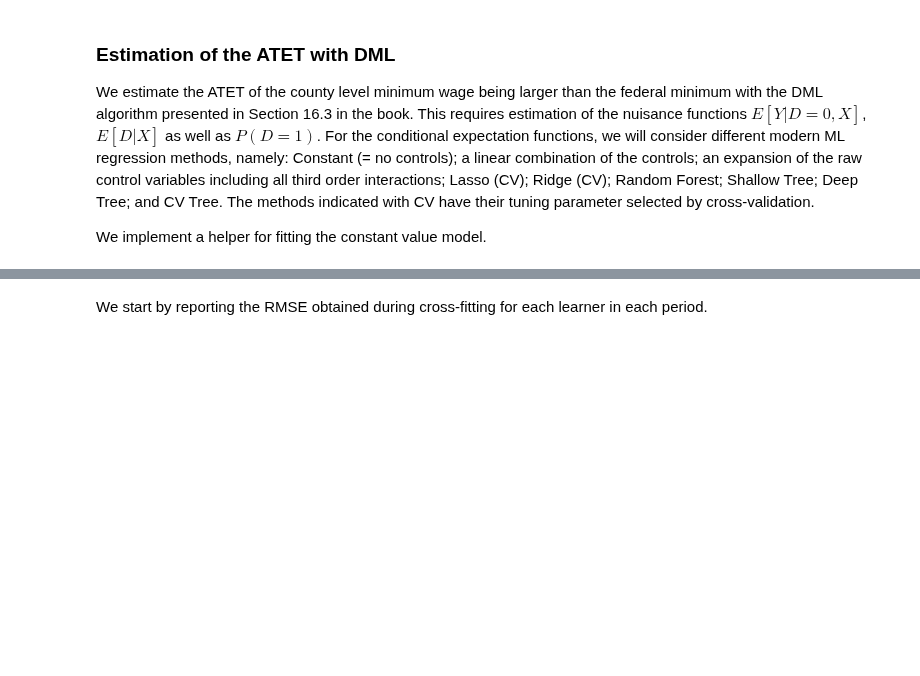
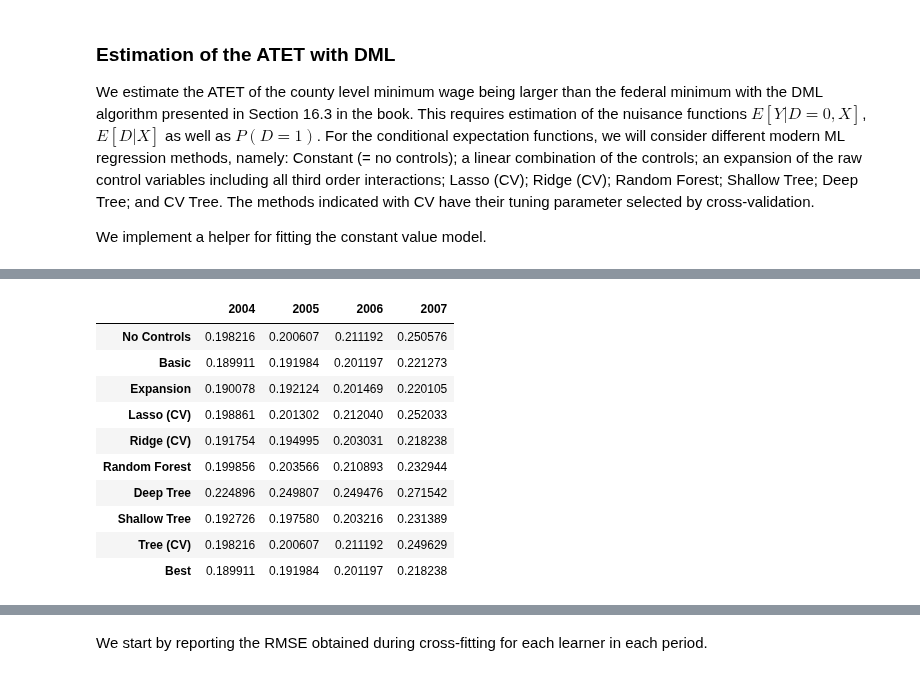
Before and after one commit to CausalAIBook/MetricsMLNotebooks, a Jupyter notebook: T/T-3 Diff-in-Diff Minimum Wage Example.ipynb, the cells around one changed output, grey strips where cells are left out. Saved outputs shown, nothing was run; the diff lists cells and outputs as text; code cells hidden in the pictures; blank space fills up the shorter version.

```diff
--- a/T/T-3 Diff-in-Diff Minimum Wage Example.ipynb
+++ b/T/T-3 Diff-in-Diff Minimum Wage Example.ipynb
@@ -112,0 +278,18 @@ The following code block implements the DML cross-fitting procedure. Please note
+# %%
+table1d = pd.DataFrame(RMSE_d.T, columns = ["2004","2005","2006","2007"],
+                       index = ["No Controls", "Basic", "Expansion", "Lasso (CV)", "Ridge (CV)",
+                                "Random Forest","Deep Tree", "Shallow Tree", "Tree (CV)", "Best"])
+
+table1d
+# %% [output]
+|  | 2004 | 2005 | 2006 | 2007 |
+| No Controls | 0.198216 | 0.200607 | 0.211192 | 0.250576 |
+| Basic | 0.189911 | 0.191984 | 0.201197 | 0.221273 |
+| Expansion | 0.190078 | 0.192124 | 0.201469 | 0.220105 |
+| Lasso (CV) | 0.198861 | 0.201302 | 0.212040 | 0.252033 |
+| Ridge (CV) | 0.191754 | 0.194995 | 0.203031 | 0.218238 |
+| Random Forest | 0.199856 | 0.203566 | 0.210893 | 0.232944 |
+| Deep Tree | 0.224896 | 0.249807 | 0.249476 | 0.271542 |
+| Shallow Tree | 0.192726 | 0.197580 | 0.203216 | 0.231389 |
+| Tree (CV) | 0.198216 | 0.200607 | 0.211192 | 0.249629 |
+| Best | 0.189911 | 0.191984 | 0.201197 | 0.218238 |
```
Also changed, not shown: parts of 26 cells of this notebook.
